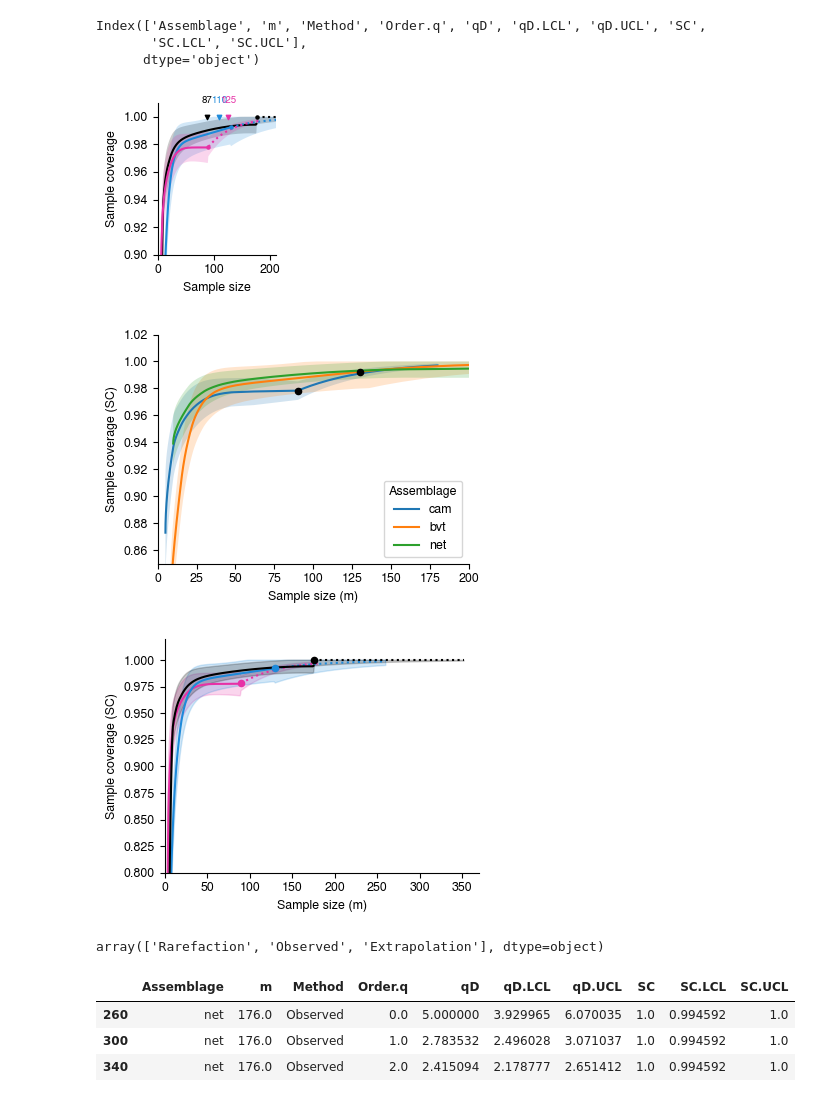
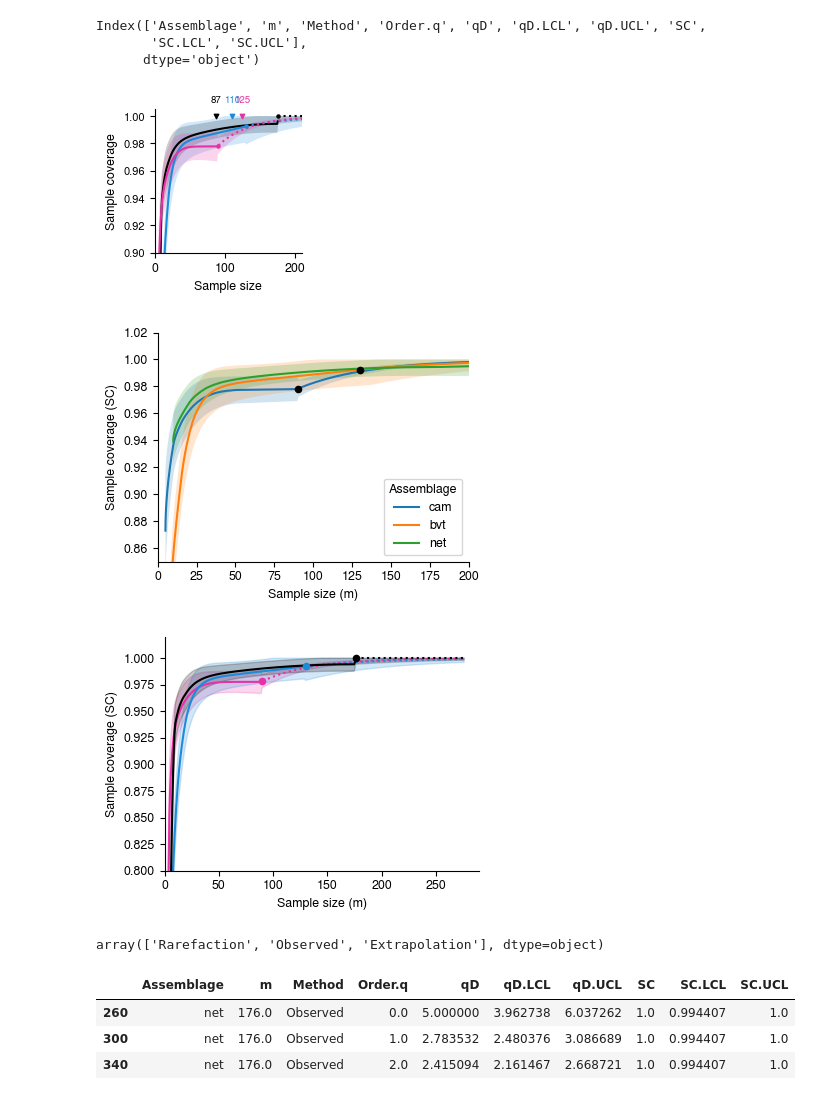
Before and after one commit to mparkergetz/bee_cam_data_processing, a Jupyter notebook: nb4_process_community_data.ipynb, the cells around one changed output. Drawn from its saved outputs; the diff is of its cells as text; code cells hidden in the pictures.

```diff
--- a/nb4_process_community_data.ipynb
+++ b/nb4_process_community_data.ipynb
@@ -358,7 +361,7 @@ inext_ready = [counts_s1_cnt, counts_s2, counts_s3]
 %%R
 library(iNEXT)
 
-out_df <- iNEXT(inext_ready, q = c(0,1,2), datatype = "abundance", nboot=1000)
+out_df <- iNEXT(inext_ready, q = c(0,1,2), datatype = "abundance", nboot=1000, endpoint = 3 * max(sapply(inext_ready, sum)))
 asy_est <- out_df$AsyEst
 datainfo <- out_df$DataInfo
 size_est <- out_df$iNextEst$size_based
@@ -386,7 +389,7 @@ from scipy.interpolate import PchipInterpolator
 method_color_map = {'cam':'#e731a6ff', 'bvt':'#1e8adaff', 'net':'k'}
 order = ["net", "cam", "bvt"]
 
-fig, ax = plt.subplots(figsize=(2,2.25))
+fig, ax = plt.subplots(figsize=(1.8,2.25))
 
 for assemblage in order:
     subdf = asy_est[asy_est["Assemblage"] == assemblage]
@@ -431,7 +434,7 @@ Index(['Assemblage', 'm', 'Method', 'Order.q', 'qD', 'qD.LCL', 'qD.UCL', 'SC',
 # %%
 from scipy.optimize import brentq  # root-finding for inverse lookup
 
-fig, ax = plt.subplots(figsize=(2,2.25))
+fig, ax = plt.subplots(figsize=(2.25,2.25))
 order = ["net", "bvt", "cam"]
 order_q = 0
 df_filtered = size_est[size_est['Order.q'] == order_q]
@@ -461,38 +464,40 @@ for assemblage in order:
     y_smooth = f_y(x_smooth)
     lcl_smooth = f_lcl(x_smooth)
     ucl_smooth = f_ucl(x_smooth)
 
     mask_rare = x_smooth <= obs_m
     mask_extra = x_smooth >= obs_m
 
     ax.plot(x_smooth[mask_rare], y_smooth[mask_rare], color=color, label=assemblage)
     ax.plot(x_smooth[mask_extra], y_smooth[mask_extra], color=color, linestyle="dotted")
     ax.fill_between(x_smooth, lcl_smooth, ucl_smooth, color=color, alpha=0.2, linewidth=0)
 
     obs = subdf[subdf["Method"] == "Observed"]
     ax.scatter(obs["m"], obs["SC"], color=color, marker="o", s=5, zorder=3)
 
     for target in coverage_targets:
         try:
             m_target = brentq(lambda xx: f_y(xx) - target, subdf["m"].min(), subdf["m"].max())
             ax.scatter(m_target, 1, color=color, marker="v", zorder=4, linewidths=1, s=10)
             if assemblage == 'bvt':
                 ax.text(m_target, target + 0.02, f"{int(round(m_target))}", color=color, fontsize=7, ha="center")
             else:
                 ax.text(m_target, target + 0.02, f"{int(round(m_target))}", color=color, fontsize=7, ha="center")
         except ValueError:
             pass
 
 
-ax.set_ylim(0.90, 1.01)
+ax.set_ylim(0.90, 1.005)
+ax.set_yticks(np.arange(0.9, 1.02, 0.02))
+ax.set_yticklabels([f"{y:.2f}" for y in np.arange(0.9, 1.02, 0.02)], size=8)
+ax.set_ylabel("Sample coverage")
 ax.set_xlim(0,210)
+ax.set_xticks([0,100,200])
 ax.set_xlabel("Sample size")
-ax.set_xticks([0,100,200])
-ax.set_ylabel("Sample coverage")
 plt.tight_layout()
-# plt.savefig('figs/coverage_est.svg', format='svg')
+plt.savefig('figs/coverage_est.svg', format='svg')
 # %% [output]
-[figure, old version]
+[figure, new version]
 # %%
 
 # PARAMETERS
@@ -558,7 +563,7 @@ ax.legend(title="Assemblage")
 plt.tight_layout()
 plt.show()
 # %% [output]
-[figure, old version]
+[figure, new version]
 # %%
 order_q = 0
 assemblages = size_est["Assemblage"].unique()
@@ -613,7 +618,7 @@ ax.set_xlim(left=0)
 plt.tight_layout()
 plt.show()
 # %% [output]
-[figure, old version]
+[figure, new version]
 # %%
 size_est[size_est['Assemblage'] == 'net']['Method'].unique()
 # %% [output]
@@ -622,9 +627,9 @@ array(['Rarefaction', 'Observed', 'Extrapolation'], dtype=object)
 size_est[(size_est['Assemblage'] == 'net') & (size_est['Method'] == 'Observed')]
 # %% [output]
 |  | Assemblage | m | Method | Order.q | qD | qD.LCL | qD.UCL | SC | SC.LCL | SC.UCL |
-| 260 | net | 176.0 | Observed | 0.0 | 5.000000 | 3.929965 | 6.070035 | 1.0 | 0.994592 | 1.0 |
-| 300 | net | 176.0 | Observed | 1.0 | 2.783532 | 2.496028 | 3.071037 | 1.0 | 0.994592 | 1.0 |
-| 340 | net | 176.0 | Observed | 2.0 | 2.415094 | 2.178777 | 2.651412 | 1.0 | 0.994592 | 1.0 |
+| 260 | net | 176.0 | Observed | 0.0 | 5.000000 | 3.962738 | 6.037262 | 1.0 | 0.994407 | 1.0 |
+| 300 | net | 176.0 | Observed | 1.0 | 2.783532 | 2.480376 | 3.086689 | 1.0 | 0.994407 | 1.0 |
+| 340 | net | 176.0 | Observed | 2.0 | 2.415094 | 2.161467 | 2.668721 | 1.0 | 0.994407 | 1.0 |
 # %%
 bad = size_est[
     (size_est["Order.q"] == 0) &
```
Also changed, not shown: parts of 7 cells of this notebook, 3 other files.
